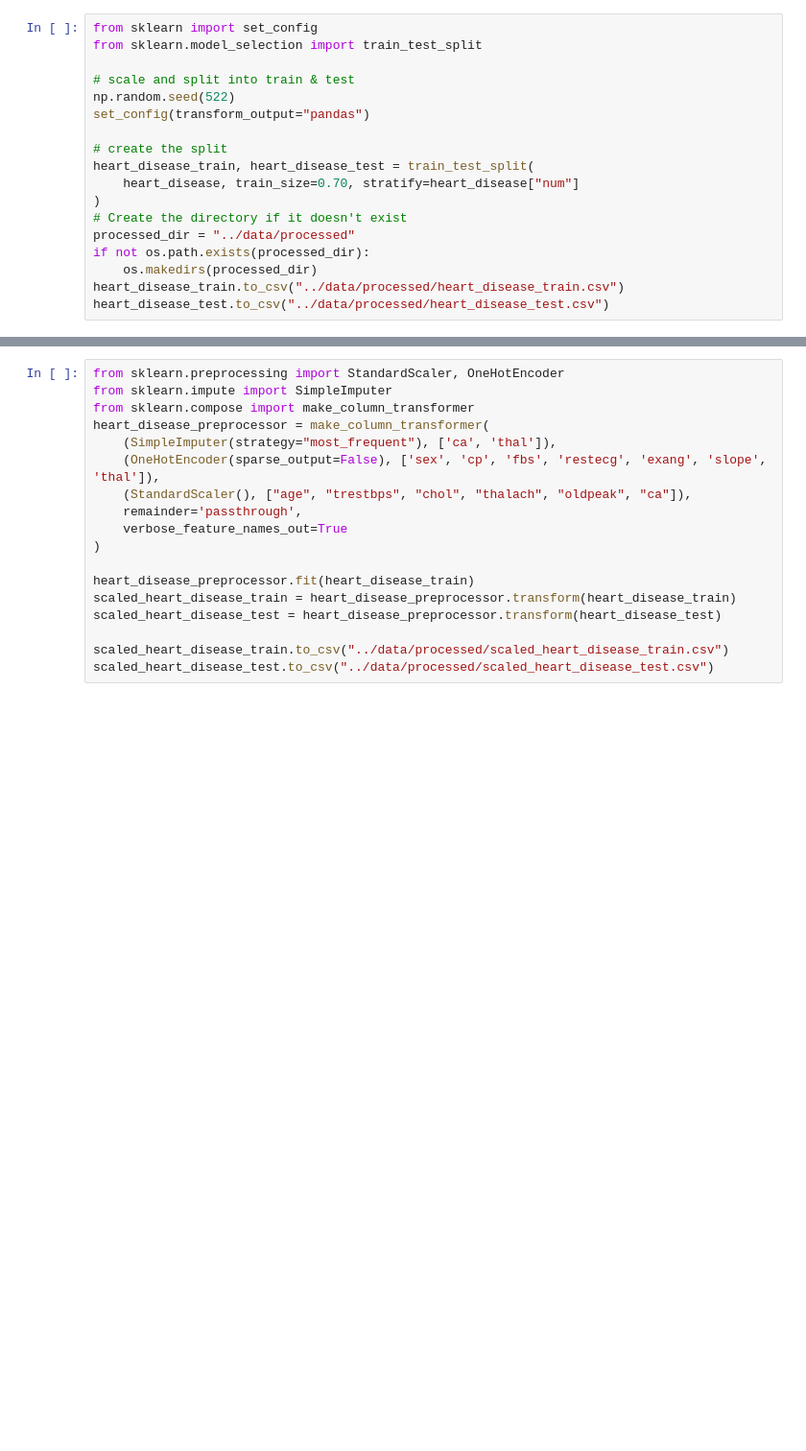
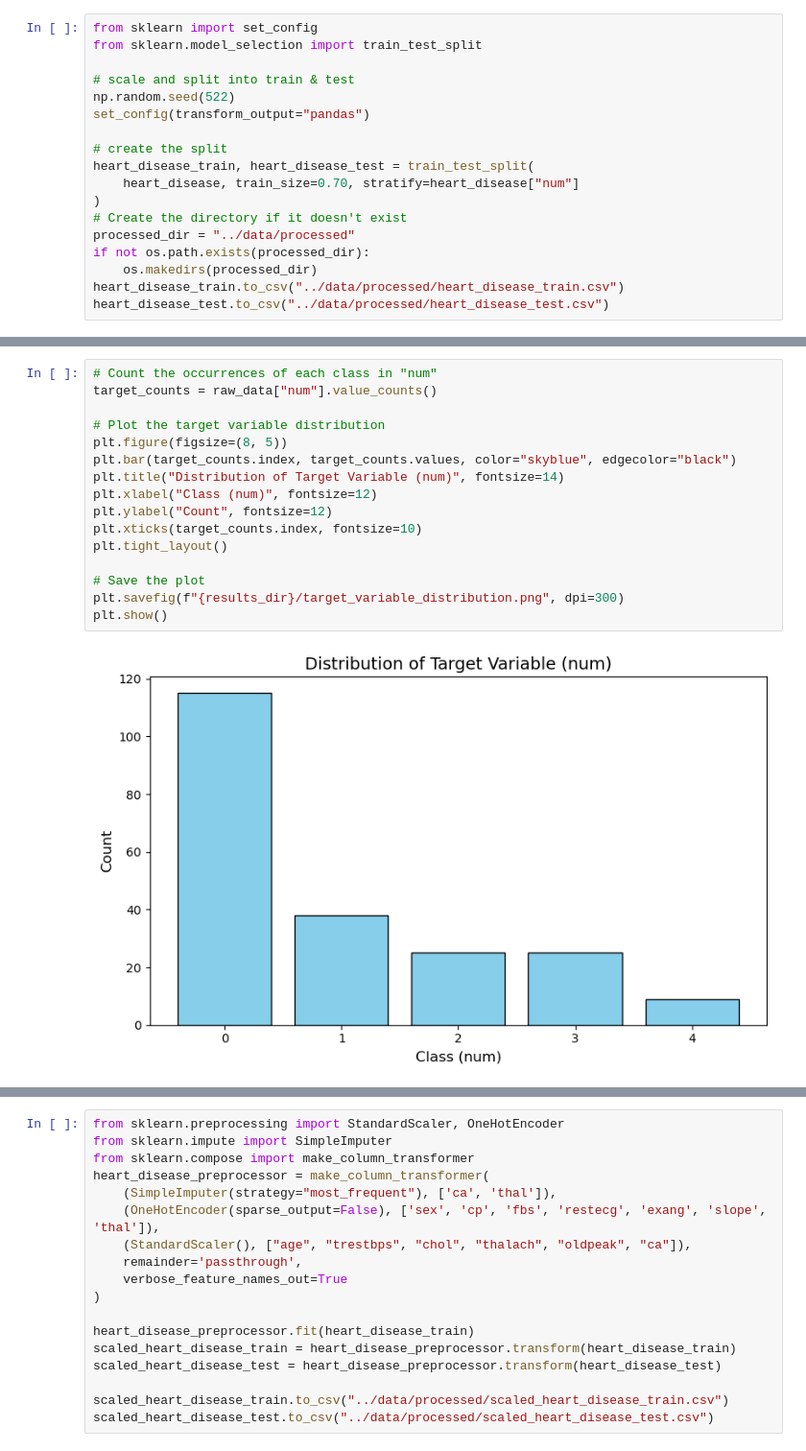
Before and after one commit to UBC-MDS/heart_disease_predictor_py, a Jupyter notebook: src/heart_disease_predictor_report.ipynb, the cells around one changed output, grey strips where cells are left out. Shown: that part at 96% size. Cells and saved outputs as stored; diff of their text form; blank space fills up the shorter version.

```diff
--- a/src/heart_disease_predictor_report.ipynb
+++ b/src/heart_disease_predictor_report.ipynb
@@ -64,0 +115,18 @@ heart_disease_test.to_csv("../data/processed/heart_disease_test.csv")
+# %%
+# Count the occurrences of each class in "num"
+target_counts = raw_data["num"].value_counts()
+
+# Plot the target variable distribution
+plt.figure(figsize=(8, 5))
+plt.bar(target_counts.index, target_counts.values, color="skyblue", edgecolor="black")
+plt.title("Distribution of Target Variable (num)", fontsize=14)
+plt.xlabel("Class (num)", fontsize=12)
+plt.ylabel("Count", fontsize=12)
+plt.xticks(target_counts.index, fontsize=10)
+plt.tight_layout()
+
+# Save the plot
+plt.savefig(f"{results_dir}/target_variable_distribution.png", dpi=300)
+plt.show()
+# %% [output]
+[figure, added]
```
Also changed, not shown: parts of 8 cells of this notebook, 32 other files.
